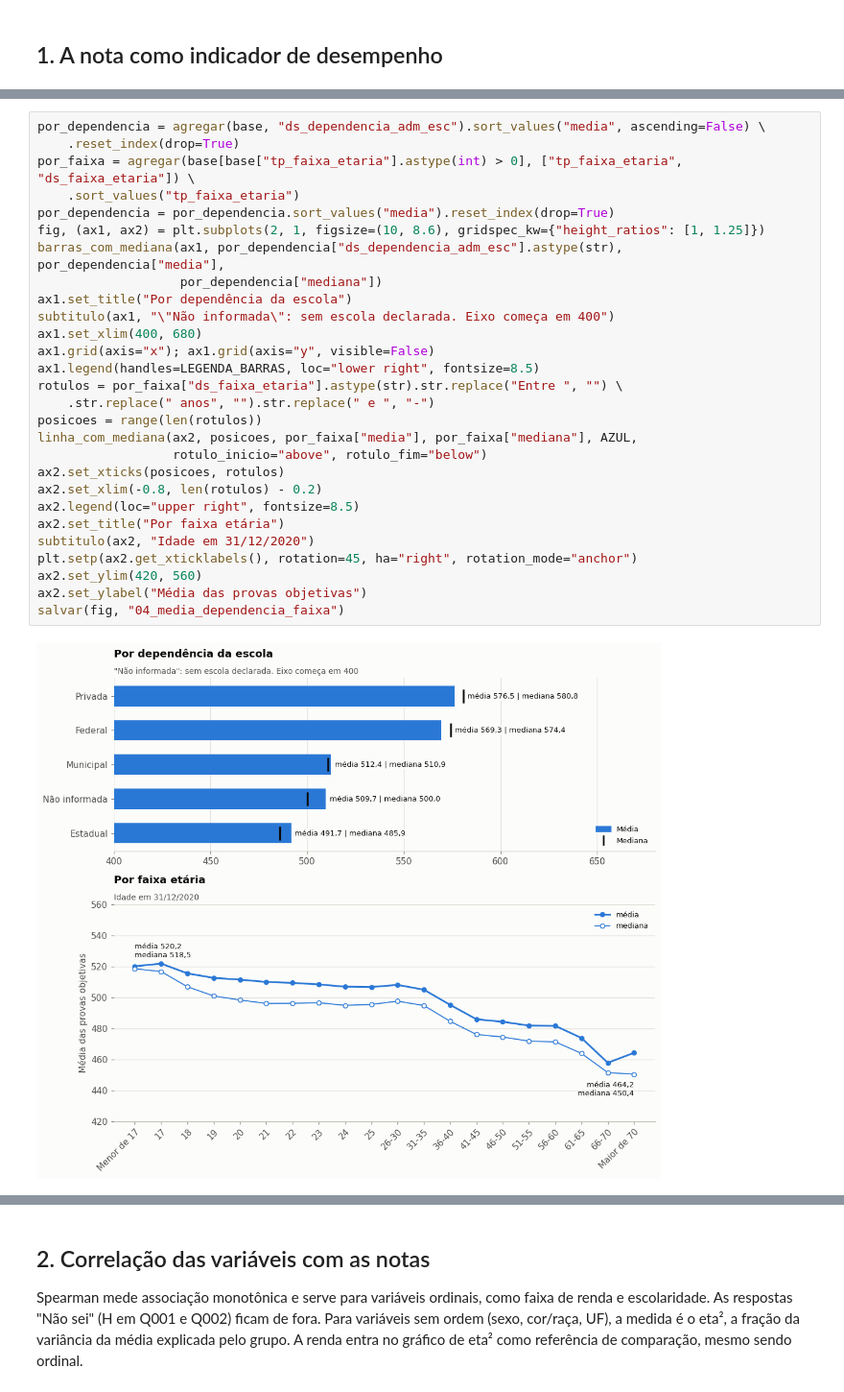
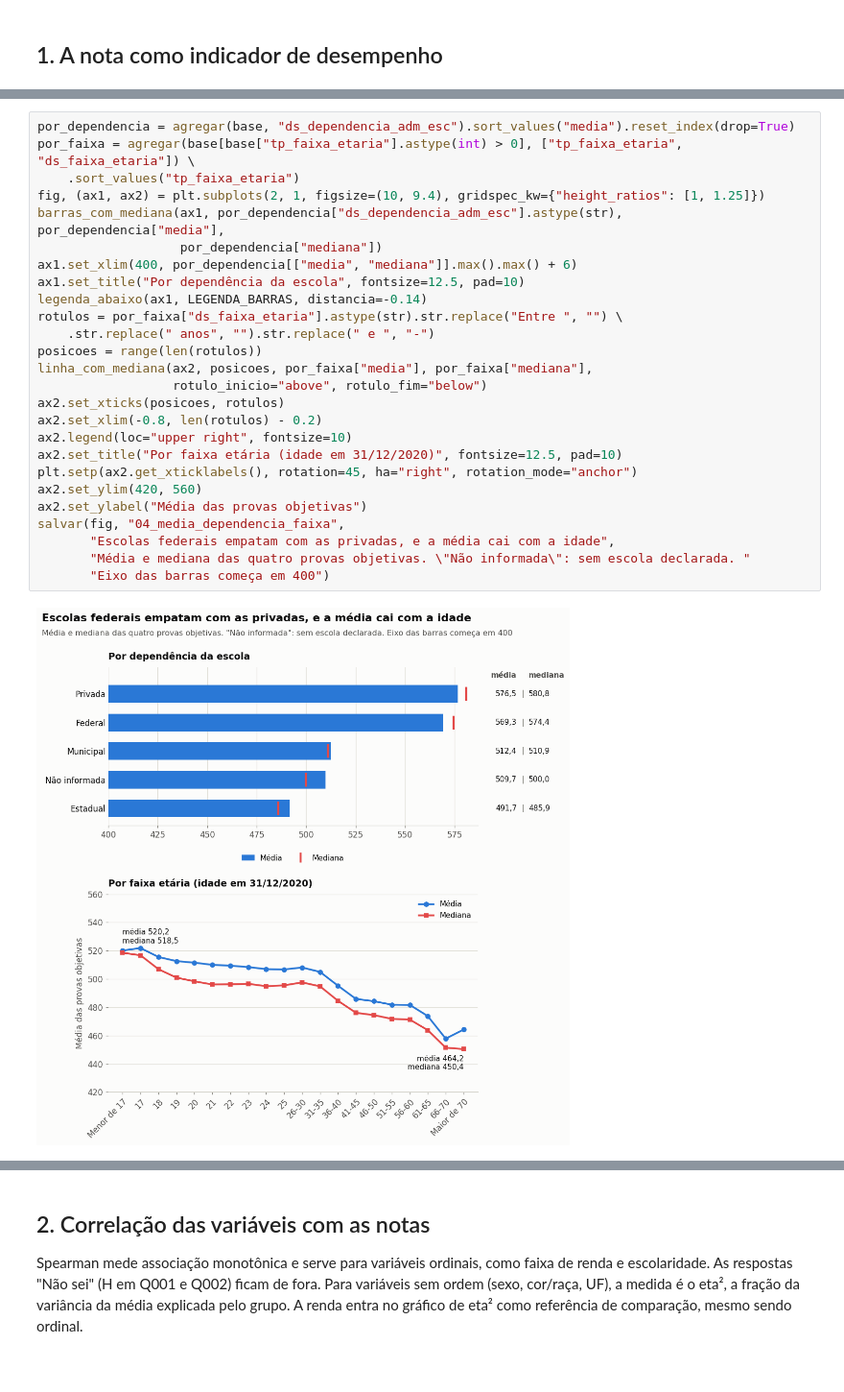
Before and after one commit to RCHRDYv/Teste-Analista-de-Dados-SX, a Jupyter notebook: notebooks/analise_enem_2020.ipynb, the cells around one changed output, grey strips where cells are left out. Shown at 96% size. Cells and saved outputs as stored; diff of their text form.

```diff
--- a/notebooks/analise_enem_2020.ipynb
+++ b/notebooks/analise_enem_2020.ipynb
@@ -261,30 +372,28 @@ salvar(fig, "03_media_por_uf")
 # %%
-por_dependencia = agregar(base, "ds_dependencia_adm_esc").sort_values("media", ascending=False) \
-    .reset_index(drop=True)
+por_dependencia = agregar(base, "ds_dependencia_adm_esc").sort_values("media").reset_index(drop=True)
 por_faixa = agregar(base[base["tp_faixa_etaria"].astype(int) > 0], ["tp_faixa_etaria", "ds_faixa_etaria"]) \
     .sort_values("tp_faixa_etaria")
-por_dependencia = por_dependencia.sort_values("media").reset_index(drop=True)
-fig, (ax1, ax2) = plt.subplots(2, 1, figsize=(10, 8.6), gridspec_kw={"height_ratios": [1, 1.25]})
+fig, (ax1, ax2) = plt.subplots(2, 1, figsize=(10, 9.4), gridspec_kw={"height_ratios": [1, 1.25]})
 barras_com_mediana(ax1, por_dependencia["ds_dependencia_adm_esc"].astype(str), por_dependencia["media"],
                    por_dependencia["mediana"])
-ax1.set_title("Por dependência da escola")
-subtitulo(ax1, "\"Não informada\": sem escola declarada. Eixo começa em 400")
-ax1.set_xlim(400, 680)
-ax1.grid(axis="x"); ax1.grid(axis="y", visible=False)
-ax1.legend(handles=LEGENDA_BARRAS, loc="lower right", fontsize=8.5)
+ax1.set_xlim(400, por_dependencia[["media", "mediana"]].max().max() + 6)
+ax1.set_title("Por dependência da escola", fontsize=12.5, pad=10)
+legenda_abaixo(ax1, LEGENDA_BARRAS, distancia=-0.14)
 rotulos = por_faixa["ds_faixa_etaria"].astype(str).str.replace("Entre ", "") \
     .str.replace(" anos", "").str.replace(" e ", "-")
 posicoes = range(len(rotulos))
-linha_com_mediana(ax2, posicoes, por_faixa["media"], por_faixa["mediana"], AZUL,
+linha_com_mediana(ax2, posicoes, por_faixa["media"], por_faixa["mediana"],
                   rotulo_inicio="above", rotulo_fim="below")
 ax2.set_xticks(posicoes, rotulos)
 ax2.set_xlim(-0.8, len(rotulos) - 0.2)
-ax2.legend(loc="upper right", fontsize=8.5)
-ax2.set_title("Por faixa etária")
-subtitulo(ax2, "Idade em 31/12/2020")
+ax2.legend(loc="upper right", fontsize=10)
+ax2.set_title("Por faixa etária (idade em 31/12/2020)", fontsize=12.5, pad=10)
 plt.setp(ax2.get_xticklabels(), rotation=45, ha="right", rotation_mode="anchor")
 ax2.set_ylim(420, 560)
 ax2.set_ylabel("Média das provas objetivas")
-salvar(fig, "04_media_dependencia_faixa")
+salvar(fig, "04_media_dependencia_faixa",
+       "Escolas federais empatam com as privadas, e a média cai com a idade",
+       "Média e mediana das quatro provas objetivas. \"Não informada\": sem escola declarada. "
+       "Eixo das barras começa em 400")
 # %% [output]
-[figure, old version]
+[figure, new version]
```
Also changed, not shown: parts of 19 cells of this notebook, 16 other files.
